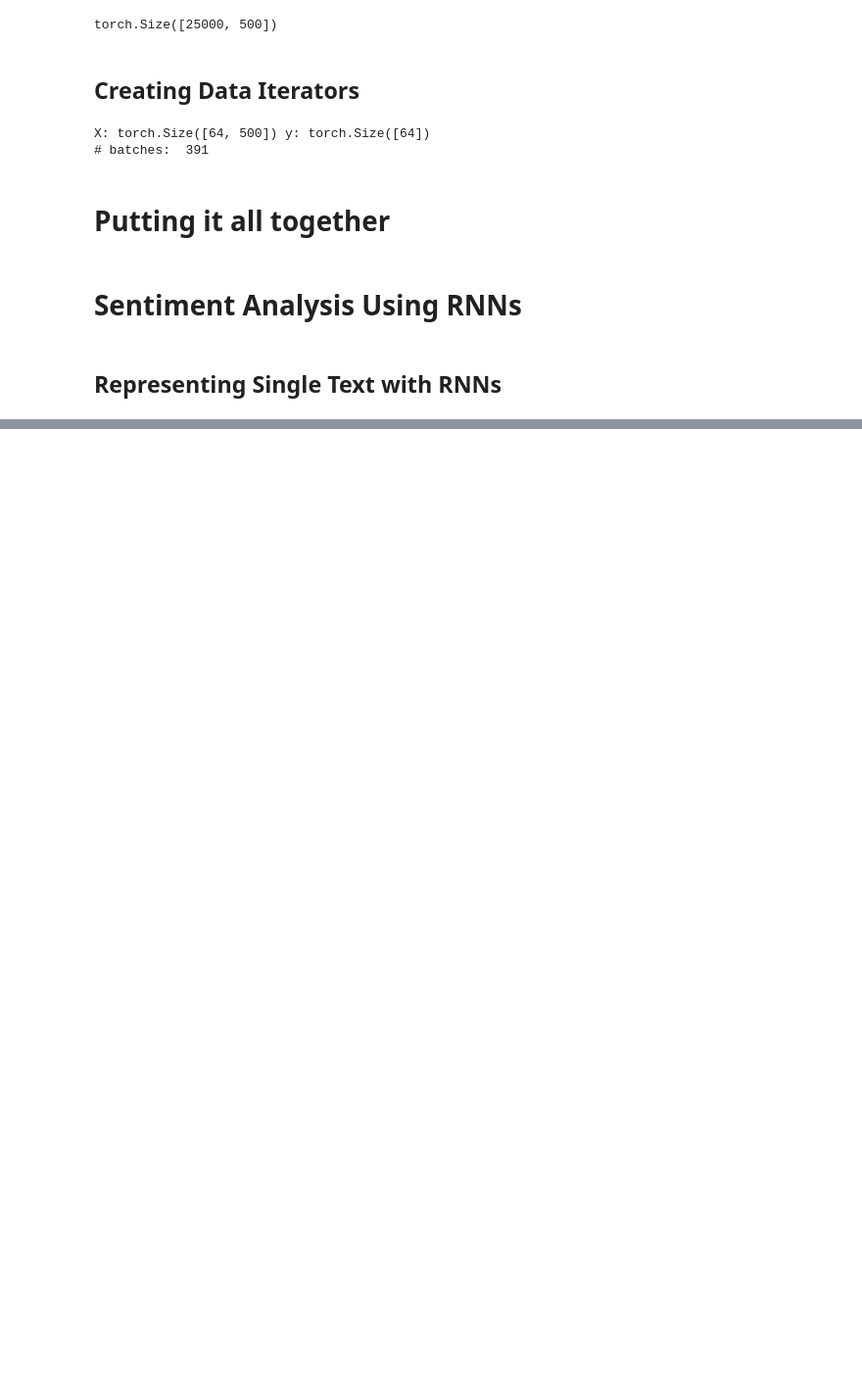
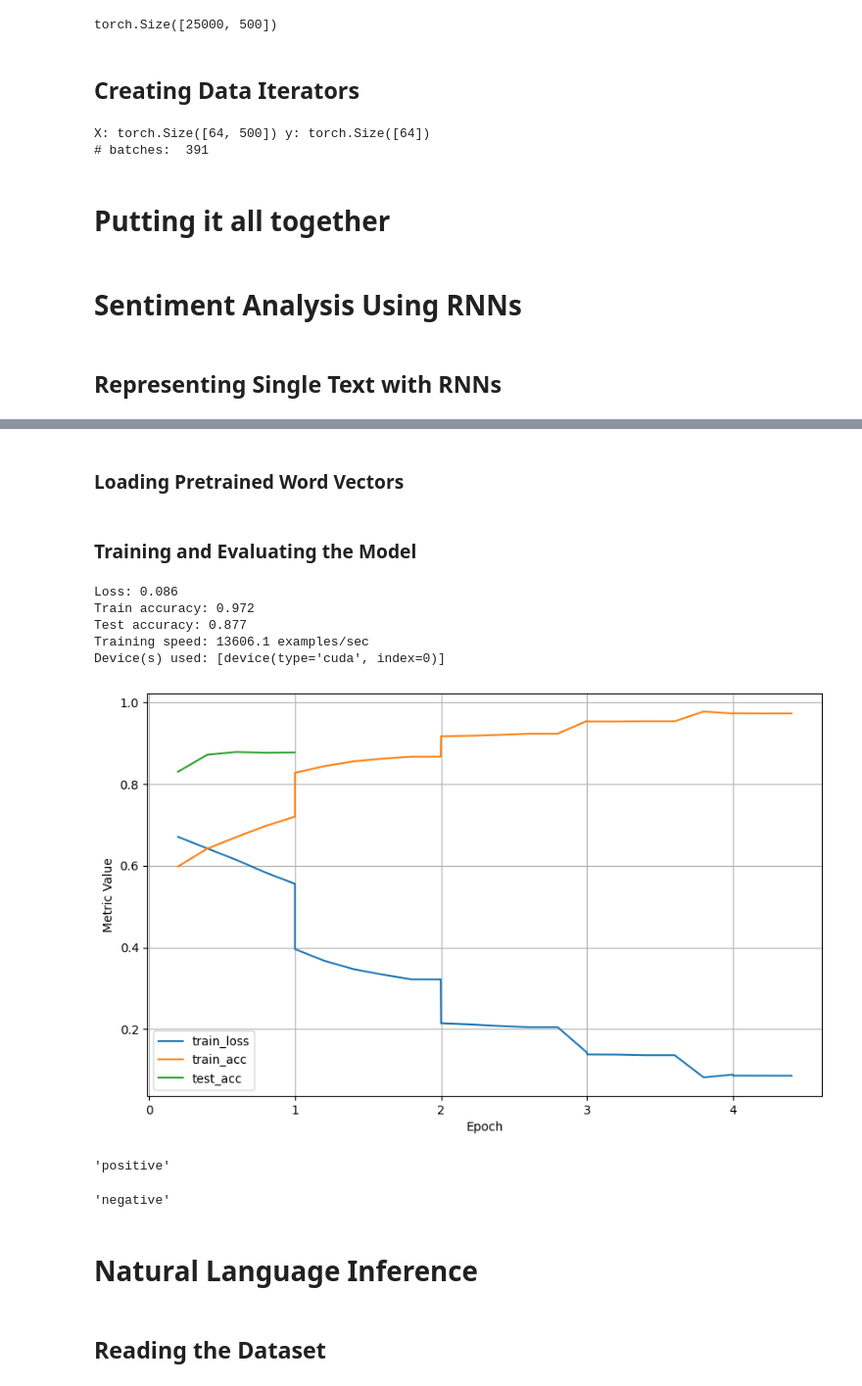
Before and after one commit to ishaanpaul98/Deep-Learning, a Jupyter notebook: Natural Language Processing/Applications/nlp_apps.ipynb, the cells around one changed output, grey strips where cells are left out. Shown at 98% size. Drawn from its saved outputs; the diff is of its cells as text; code cells hidden in the pictures; blank space fills up the shorter version.

```diff
--- a/Natural Language Processing/Applications/nlp_apps.ipynb
+++ b/Natural Language Processing/Applications/nlp_apps.ipynb
@@ -159,0 +413,3 @@ train_iter, test_iter, vocab = load_data_imdb(64, 500)
+# %%
+batch_size = 64
+train_iter, test_iter, vocab = load_data_imdb(batch_size)
@@ -159,0 +480,43 @@ train_iter, test_iter, vocab = load_data_imdb(64, 500)
+# %%
+embed_size, kernel_sizes, nums_channels = 50, [3, 4, 5], [50, 50, 50]
+net = TextCNN(len(vocab), embed_size, kernel_sizes, nums_channels)
+
+def init_weights(module):
+    if type(module) in (nn.Linear, nn.Conv1d):
+        nn.init.xavier_uniform_(module.weight)
+
+net.apply(init_weights);
+# %% [markdown]
+### Loading Pretrained Word Vectors
+# %%
+glove_embedding = TokenEmbeddings('../glove.6B.50d/vec.txt')
+embeds = glove_embedding[vocab.idx_to_token]
+net.embedding.weight.data.copy_(embeds)
+net.constant_embedding.weight.data.copy_(embeds)
+net.constant_embedding.weight.requires_grad = False
+# %% [markdown]
+### Training and Evaluating the Model
+# %%
+lr, num_epochs = 0.001, 5
+trainer = torch.optim.Adam(net.parameters(), lr=lr)
+loss = nn.CrossEntropyLoss(reduction="none")
+train_ch13(net, train_iter, test_iter, loss, trainer, num_epochs, devices)
+# %% [output]
+Loss: 0.086
+Train accuracy: 0.972
+Test accuracy: 0.877
+Training speed: 13606.1 examples/sec
+Device(s) used: [device(type='cuda', index=0)]
+[figure, added]
+# %%
+predict_sentiment(net, vocab, 'this movie is so great', devices=devices)
+# %% [output]
+'positive'
+# %%
+predict_sentiment(net, vocab, 'this movie is so bad', devices=devices)
+# %% [output]
+'negative'
+# %% [markdown]
+# Natural Language Inference
+# %% [markdown]
+## Reading the Dataset
```
Also changed, not shown: parts of 32 cells of this notebook, 2 other files.
